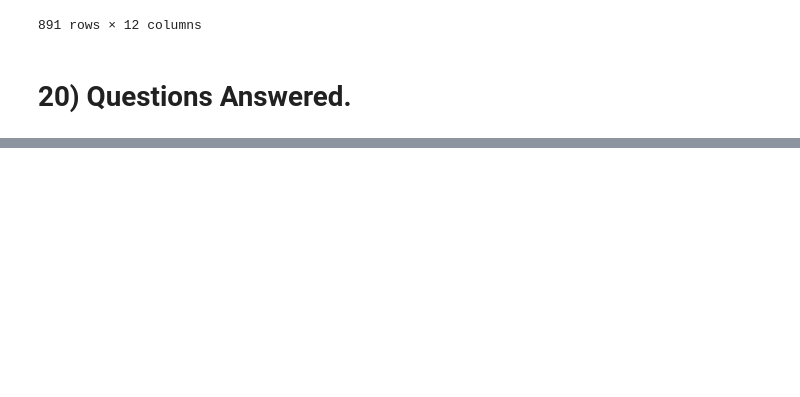
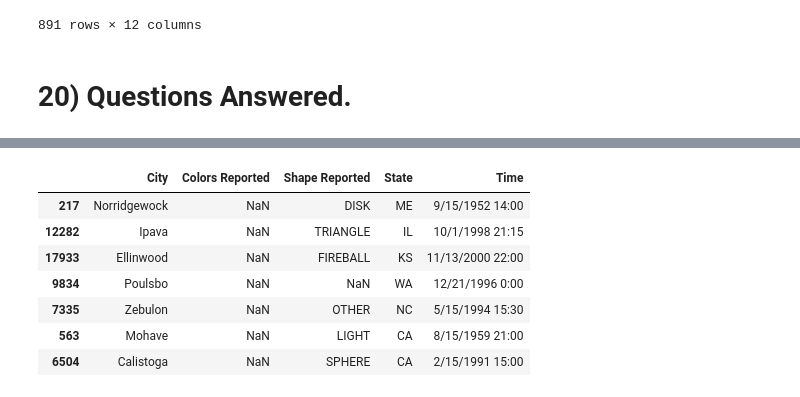
Before and after one commit to causapablo/Data-School, a Jupyter notebook: My practices on the course/Practicas Data School.ipynb, the cells around one changed output, grey strips where cells are left out. Saved outputs shown, nothing was run; the diff lists cells and outputs as text; code cells hidden in the pictures; blank space fills up the shorter version.

```diff
--- a/My practices on the course/Practicas Data School.ipynb
+++ b/My practices on the course/Practicas Data School.ipynb
@@ -1684,0 +1688,2 @@ pd.read_pickle('train.pkl')
+# %%
+ufo = pd.read_csv('http://bit.ly/uforeports')
@@ -1684,0 +1699,13 @@ pd.read_pickle('train.pkl')
+# %%
+# We can use the method .sample() with the parameter n=int or frac=float. The parameter random_state=42 fixes the result we get.
+ufo.sample(n=7,random_state = 42)
+# With random_state=42, everytime we run the line of code, we'll get the same result.
+# %% [output]
+|  | City | Colors Reported | Shape Reported | State | Time |
+| 217 | Norridgewock | NaN | DISK | ME | 9/15/1952 14:00 |
+| 12282 | Ipava | NaN | TRIANGLE | IL | 10/1/1998 21:15 |
+| 17933 | Ellinwood | NaN | FIREBALL | KS | 11/13/2000 22:00 |
+| 9834 | Poulsbo | NaN | NaN | WA | 12/21/1996 0:00 |
+| 7335 | Zebulon | NaN | OTHER | NC | 5/15/1994 15:30 |
+| 563 | Mohave | NaN | LIGHT | CA | 8/15/1959 21:00 |
+| 6504 | Calistoga | NaN | SPHERE | CA | 2/15/1991 15:00 |
```
Also changed, not shown: parts of 43 cells of this notebook.
